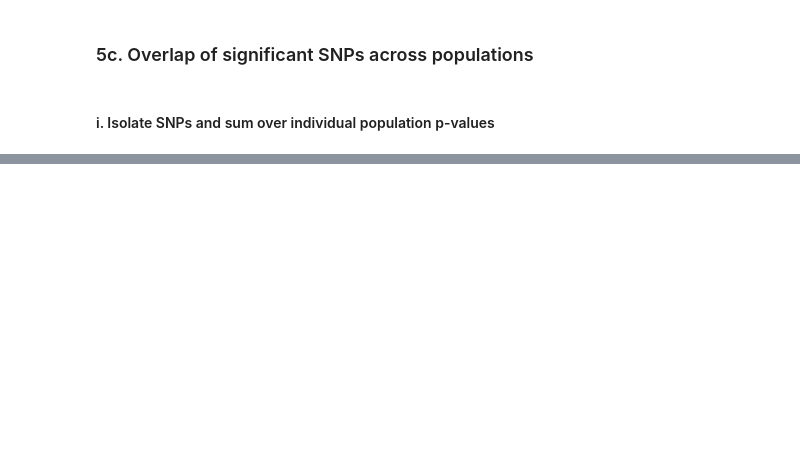
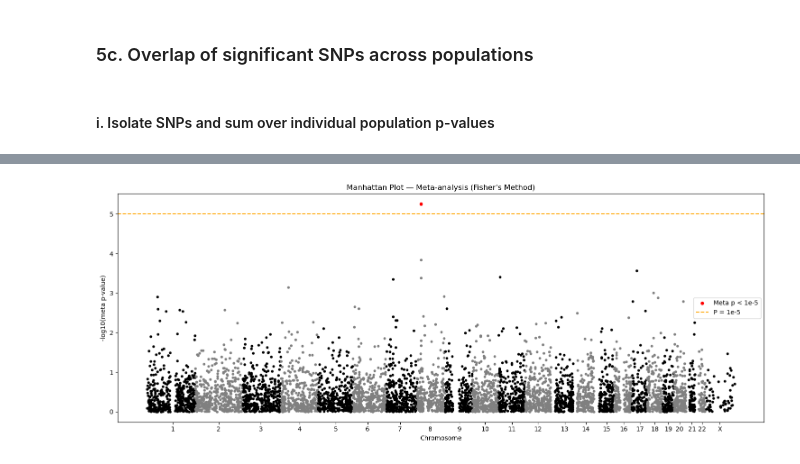
Before and after one commit to leaslive/GeneticsandGenomics, a Jupyter notebook: Genetics Project.ipynb, the cells around one changed output, grey strips where cells are left out. Drawn from its saved outputs; the diff is of its cells as text; code cells hidden in the pictures; blank space fills up the shorter version.

```diff
--- a/Genetics Project.ipynb
+++ b/Genetics Project.ipynb
@@ -909,0 +969,12 @@ NameError: name 'all_snps' is not defined
+# %%
+n_pops = len(pops)
+df = 2 * n_pops
+
+# Fisher_stat is from 5c.i
+meta_pvals = 1 - chi2.cdf(meta_results["Fisher_stat"], df=df)
+
+meta_results["meta_pval"] = meta_pvals
+
+print(meta_results.head())
+print("\nNumber of SNPs with meta-analysis p < 1e-5:",
+      (meta_results["meta_pval"] < 1e-5).sum())
@@ -909,0 +992,68 @@ NameError: name 'all_snps' is not defined
+# %%
+# Join meta p-values with SNP positions
+pos = vcf_filtered.loc[meta_results.index, ["CHROM", "POS"]]
+df_meta = pos.join(meta_results["meta_pval"]).dropna()
+df_meta = df_meta.rename(columns={"meta_pval": "pval"})
+
+# Order chromosomes
+chrom_order = [str(i) for i in range(1, 23)] + ["X"]
+df_meta["CHROM"] = pd.Categorical(df_meta["CHROM"], categories=chrom_order, ordered=True)
+df_meta = df_meta.sort_values(["CHROM", "POS"])
+
+# Compute -log10(p) and cumulative genomic position
+df_meta["neglog10p"] = -np.log10(df_meta["pval"])
+
+chrom_sizes = df_meta.groupby("CHROM", observed=True)["POS"].max()
+chrom_start = (chrom_sizes.cumsum() - chrom_sizes).to_dict()
+df_meta["pos_cum"] = df_meta.apply(
+    lambda row: row["POS"] + chrom_start[row["CHROM"]],
+    axis=1
+)
+
+# Suggestive threshold P = 1e-5
+p_suggestive = 1e-5
+thr_suggestive = -np.log10(p_suggestive)
+
+plt.figure(figsize=(15, 6))
+
+# Alternating colors per chromosome
+colors = ["black", "gray"]
+chroms = [c for c in chrom_order if c in df_meta["CHROM"].unique()]
+
+for i, chrom in enumerate(chroms):
+    subset = df_meta[df_meta["CHROM"] == chrom]
+    plt.scatter(
+        subset["pos_cum"],
+        subset["neglog10p"],
+        s=10,
+        color=colors[i % 2]
+    )
+
+# Highlight SNPs with meta p < 1e-5
+sig_mask = df_meta["pval"] < p_suggestive
+plt.scatter(
+    df_meta[sig_mask]["pos_cum"],
+    df_meta[sig_mask]["neglog10p"],
+    s=20,
+    color="red",
+    label="Meta p < 1e-5"
+)
+
+# Threshold line
+plt.axhline(thr_suggestive, color="orange", linestyle="--", label="P = 1e-5")
+
+# X-axis ticks at chromosome midpoints
+chrom_mid = df_meta.groupby("CHROM", observed=True)["pos_cum"].mean()
+plt.xticks(chrom_mid.values, chrom_mid.index)
+
+plt.xlabel("Chromosome")
+plt.ylabel("-log10(meta p-value)")
+plt.title("Manhattan Plot — Meta-analysis (Fisher's Method)")
+plt.legend()
+plt.tight_layout()
+plt.show()
+
+print("Number of SNPs with meta p < 1e-5:",
+      (df_meta["pval"] < p_suggestive).sum())
+# %% [output]
+[figure, added]
```
Also changed, not shown: parts of 16 cells of this notebook.
